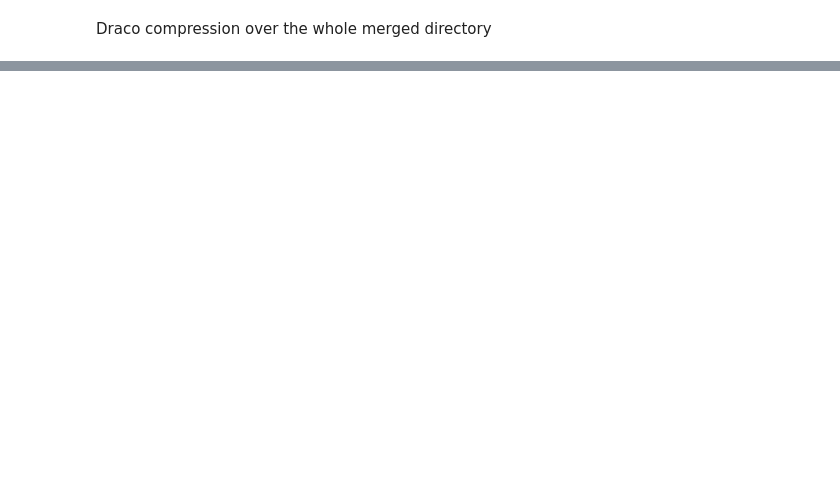
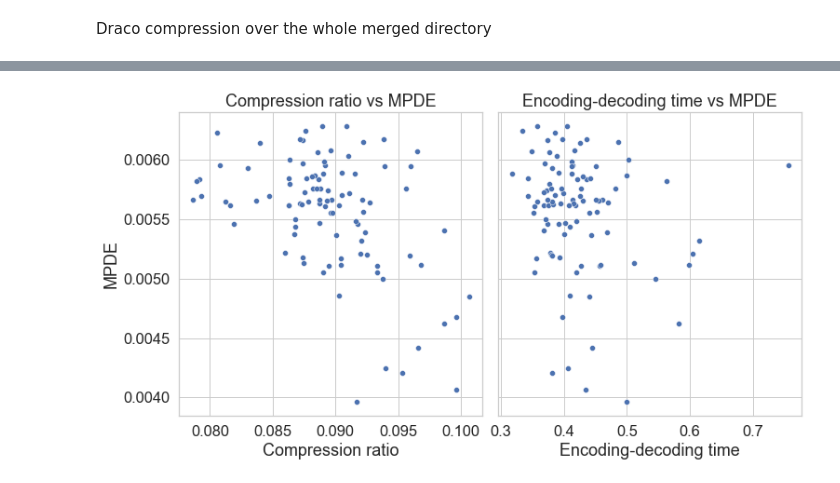
Before and after one commit to nicolezattarin/PointCloudCompression, a Jupyter notebook: DRACO.ipynb, the cells around one changed output, grey strips where cells are left out. Cells and saved outputs as stored; diff of their text form; code cells hidden in the pictures; blank space fills up the shorter version.

```diff
--- a/DRACO.ipynb
+++ b/DRACO.ipynb
@@ -223,0 +276,20 @@ Remove header and metadata
+# %%
+# quality vs compression
+sns.set_theme(style='whitegrid', font_scale=1.5, palette='deep')
+
+fig, ax = plt.subplots(1, 2, figsize=(12, 6))
+sns.scatterplot(data=draco_unlabeled, x='compression_ratio', y='mpde', ax=ax[0])
+sns.scatterplot(data=draco_unlabeled, x='encoding_decoding_time', y='mpde', ax=ax[1])
+ax[0].set_title('Compression ratio vs MPDE')
+ax[1].set_title('Encoding-decoding time vs MPDE')
+ax[0].set_xlabel('Compression ratio')
+ax[1].set_xlabel('Encoding-decoding time')
+ax[0].set_ylabel('MPDE')
+ax[1].set_ylabel('')
+ax[1].set_yticklabels([])
+# ax[0].set_xticks(np.arange(0.
+# share axis
+ax[0].set_ylim(ax[1].get_ylim())
+fig.subplots_adjust(wspace=0.05)
+# %% [output]
+[figure, added]
```
Also changed, not shown: parts of 25 cells of this notebook, 6 other files.
